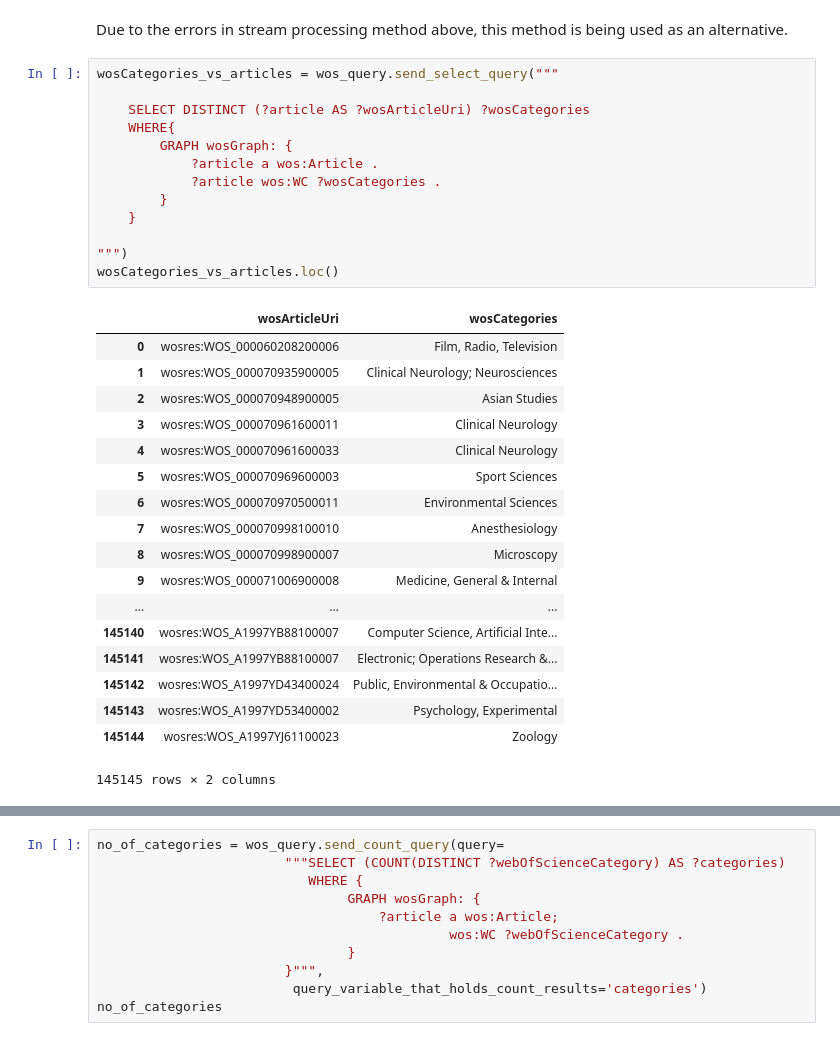
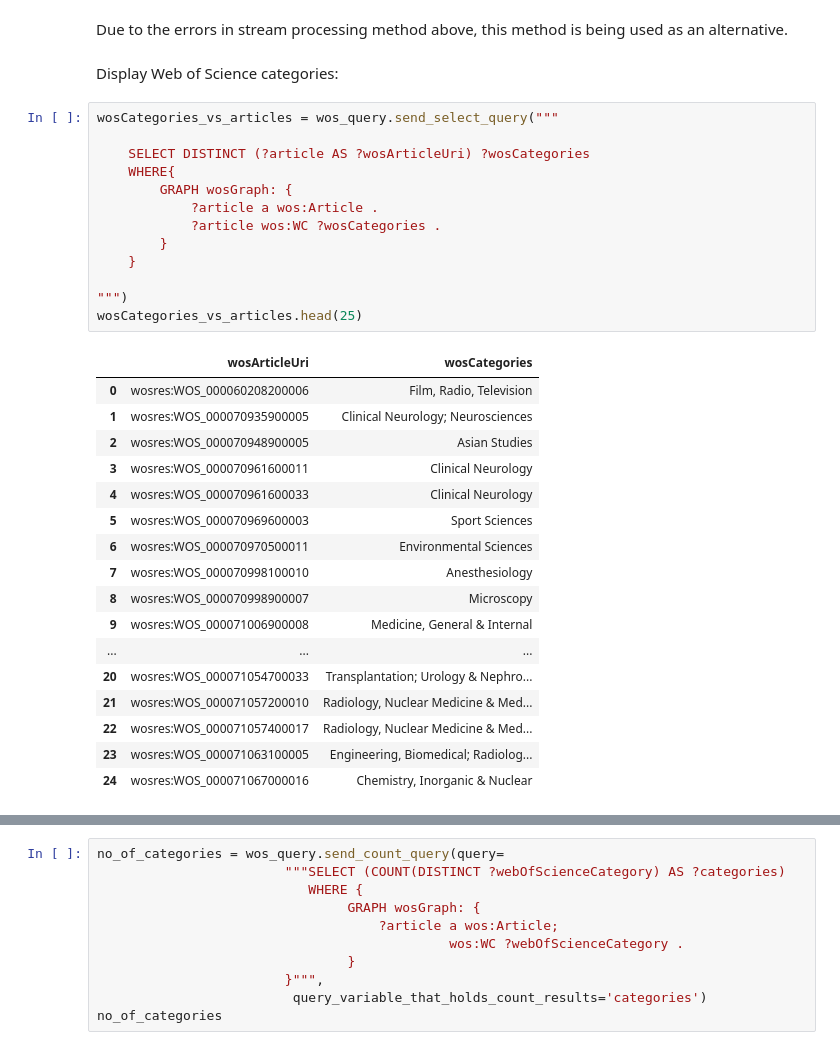
Before and after one commit to clokman/KFIR, a Jupyter notebook: notebooks/KFIR.ipynb, the cells around one changed output, grey strips where cells are left out. Cells and saved outputs as stored; diff of their text form.

```diff
--- a/notebooks/KFIR.ipynb
+++ b/notebooks/KFIR.ipynb
@@ -1520,35 +1517,36 @@ no_of_categories
 #### Offline processing of wos_categories
 # %% [markdown]
 Due to the errors in stream processing method above, this method is being used as an alternative.
+# %% [markdown]
+Display Web of Science categories:
 # %%
 wosCategories_vs_articles = wos_query.send_select_query("""
 
     SELECT DISTINCT (?article AS ?wosArticleUri) ?wosCategories
     WHERE{
         GRAPH wosGraph: {
             ?article a wos:Article .
             ?article wos:WC ?wosCategories .
         }
     }
 
 """)
-wosCategories_vs_articles.loc()
+wosCategories_vs_articles.head(25)
 # %% [output]
 |  | wosArticleUri | wosCategories |
 | 0 | wosres:WOS_000060208200006 | Film, Radio, Television |
 | 1 | wosres:WOS_000070935900005 | Clinical Neurology; Neurosciences |
 | 2 | wosres:WOS_000070948900005 | Asian Studies |
 | 3 | wosres:WOS_000070961600011 | Clinical Neurology |
 | 4 | wosres:WOS_000070961600033 | Clinical Neurology |
 | 5 | wosres:WOS_000070969600003 | Sport Sciences |
 | 6 | wosres:WOS_000070970500011 | Environmental Sciences |
 | 7 | wosres:WOS_000070998100010 | Anesthesiology |
 | 8 | wosres:WOS_000070998900007 | Microscopy |
 | 9 | wosres:WOS_000071006900008 | Medicine, General & Internal |
 | ... | ... | ... |
-| 145140 | wosres:WOS_A1997YB88100007 | Computer Science, Artificial Inte... |
-| 145141 | wosres:WOS_A1997YB88100007 | Electronic; Operations Research &... |
-| 145142 | wosres:WOS_A1997YD43400024 | Public, Environmental & Occupatio... |
-| 145143 | wosres:WOS_A1997YD53400002 | Psychology, Experimental |
-| 145144 | wosres:WOS_A1997YJ61100023 | Zoology |
+| 20 | wosres:WOS_000071054700033 | Transplantation; Urology & Nephro... |
+| 21 | wosres:WOS_000071057200010 | Radiology, Nuclear Medicine & Med... |
+| 22 | wosres:WOS_000071057400017 | Radiology, Nuclear Medicine & Med... |
+| 23 | wosres:WOS_000071063100005 | Engineering, Biomedical; Radiolog... |
+| 24 | wosres:WOS_000071067000016 | Chemistry, Inorganic & Nuclear |
-145145 rows × 2 columns
```
Also changed, not shown: parts of 7 cells of this notebook.
